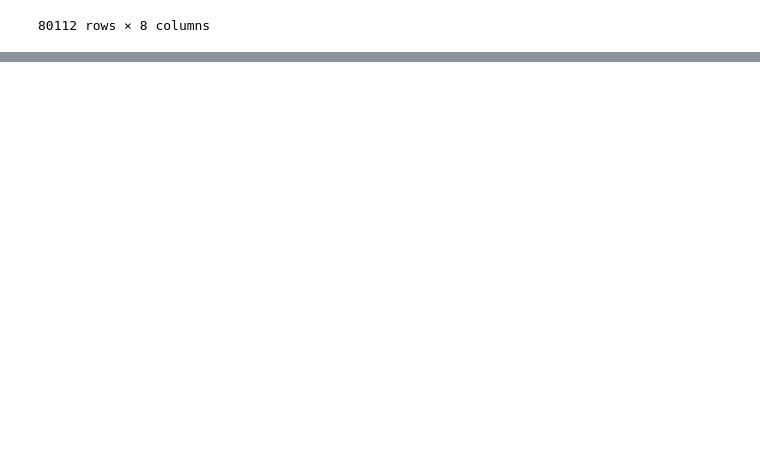
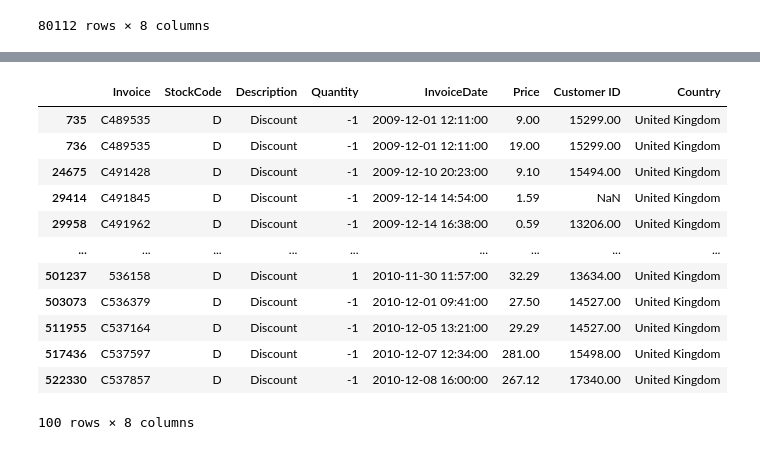
Before and after one commit to NoahSchwarzrock/online_retail_data, a Jupyter notebook: online_retail_data_clustering.ipynb, the cells around one changed output, grey strips where cells are left out. Drawn from its saved outputs; the diff is of its cells as text; code cells hidden in the pictures; blank space fills up the shorter version.

```diff
--- a/online_retail_data_clustering.ipynb
+++ b/online_retail_data_clustering.ipynb
@@ -172,0 +228,17 @@ df[df["StockCode"].str.match("^\\d{5}$") == False]
+# %%
+# ausschließen im Data Cleaning da Discount für die spätere Betrachtung nicht gebraucht wird
+df[df["StockCode"].str.contains("^D$")]
+# %% [output]
+|  | Invoice | StockCode | Description | Quantity | InvoiceDate | Price | Customer ID | Country |
+| 735 | C489535 | D | Discount | -1 | 2009-12-01 12:11:00 | 9.00 | 15299.00 | United Kingdom |
+| 736 | C489535 | D | Discount | -1 | 2009-12-01 12:11:00 | 19.00 | 15299.00 | United Kingdom |
+| 24675 | C491428 | D | Discount | -1 | 2009-12-10 20:23:00 | 9.10 | 15494.00 | United Kingdom |
+| 29414 | C491845 | D | Discount | -1 | 2009-12-14 14:54:00 | 1.59 | NaN | United Kingdom |
+| 29958 | C491962 | D | Discount | -1 | 2009-12-14 16:38:00 | 0.59 | 13206.00 | United Kingdom |
+| ... | ... | ... | ... | ... | ... | ... | ... | ... |
+| 501237 | 536158 | D | Discount | 1 | 2010-11-30 11:57:00 | 32.29 | 13634.00 | United Kingdom |
+| 503073 | C536379 | D | Discount | -1 | 2010-12-01 09:41:00 | 27.50 | 14527.00 | United Kingdom |
+| 511955 | C537164 | D | Discount | -1 | 2010-12-05 13:21:00 | 29.29 | 14527.00 | United Kingdom |
+| 517436 | C537597 | D | Discount | -1 | 2010-12-07 12:34:00 | 281.00 | 15498.00 | United Kingdom |
+| 522330 | C537857 | D | Discount | -1 | 2010-12-08 16:00:00 | 267.12 | 17340.00 | United Kingdom |
+100 rows × 8 columns
```
Also changed, not shown: parts of 22 cells of this notebook.
